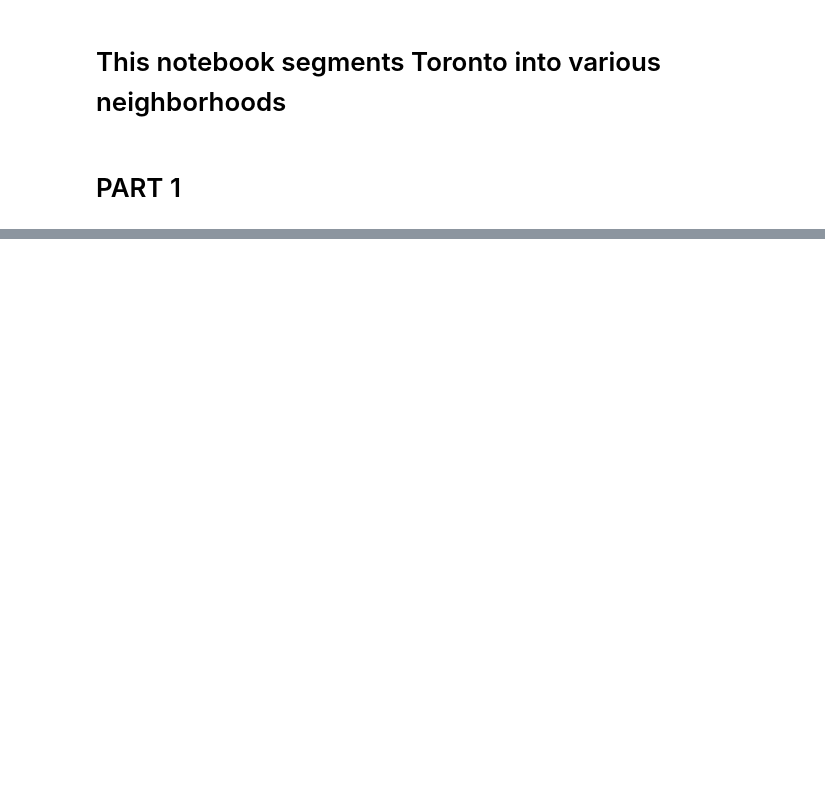
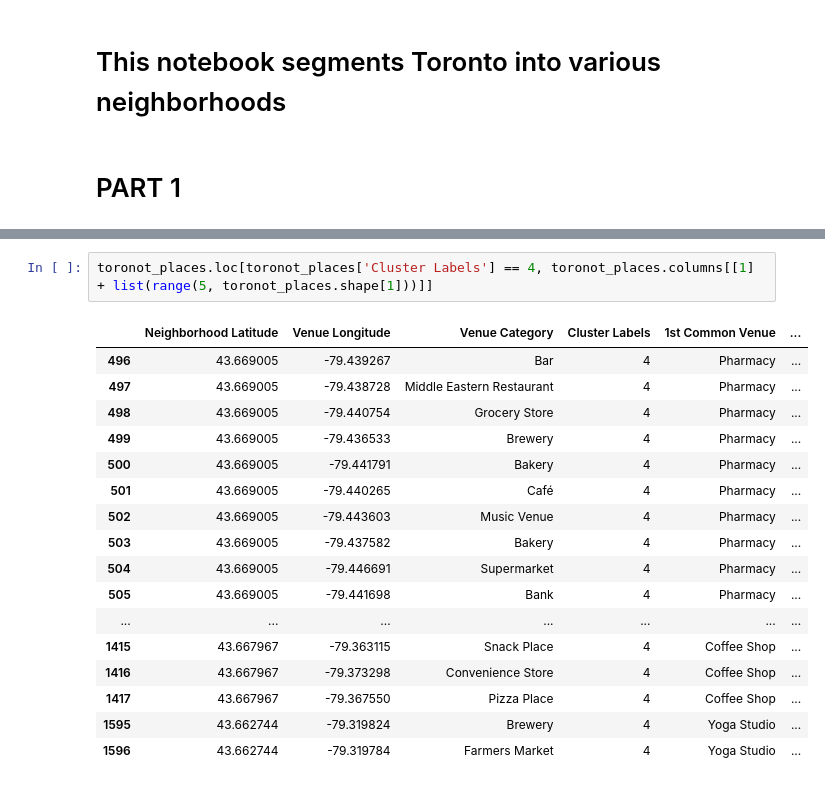
Before and after one commit to toddzs/Coursera_Capstone, a Jupyter notebook: Toronto Neighborhoods.ipynb, the cells around one changed output, grey strips where cells are left out. Cells and saved outputs as stored; diff of their text form; blank space fills up the shorter version.

Commit message:
Published from Watson Studio.

```diff
--- a/Toronto Neighborhoods.ipynb
+++ b/Toronto Neighborhoods.ipynb
@@ -32,0 +278,20 @@ The shape of the neighborhoods dataframe is: (103, 3)
+# %%
+toronot_places.loc[toronot_places['Cluster Labels'] == 4, toronot_places.columns[[1] + list(range(5, toronot_places.shape[1]))]]
+# %% [output]
+|  | Neighborhood Latitude | Venue Longitude | Venue Category | Cluster Labels | 1st Common Venue | ... |
+| 496 | 43.669005 | -79.439267 | Bar | 4 | Pharmacy | ... |
+| 497 | 43.669005 | -79.438728 | Middle Eastern Restaurant | 4 | Pharmacy | ... |
+| 498 | 43.669005 | -79.440754 | Grocery Store | 4 | Pharmacy | ... |
+| 499 | 43.669005 | -79.436533 | Brewery | 4 | Pharmacy | ... |
+| 500 | 43.669005 | -79.441791 | Bakery | 4 | Pharmacy | ... |
+| 501 | 43.669005 | -79.440265 | Café | 4 | Pharmacy | ... |
+| 502 | 43.669005 | -79.443603 | Music Venue | 4 | Pharmacy | ... |
+| 503 | 43.669005 | -79.437582 | Bakery | 4 | Pharmacy | ... |
+| 504 | 43.669005 | -79.446691 | Supermarket | 4 | Pharmacy | ... |
+| 505 | 43.669005 | -79.441698 | Bank | 4 | Pharmacy | ... |
+| ... | ... | ... | ... | ... | ... | ... |
+| 1415 | 43.667967 | -79.363115 | Snack Place | 4 | Coffee Shop | ... |
+| 1416 | 43.667967 | -79.373298 | Convenience Store | 4 | Coffee Shop | ... |
+| 1417 | 43.667967 | -79.367550 | Pizza Place | 4 | Coffee Shop | ... |
+| 1595 | 43.662744 | -79.319824 | Brewery | 4 | Yoga Studio | ... |
+| 1596 | 43.662744 | -79.319784 | Farmers Market | 4 | Yoga Studio | ... |
```
Also changed, not shown: parts of 15 cells of this notebook.
